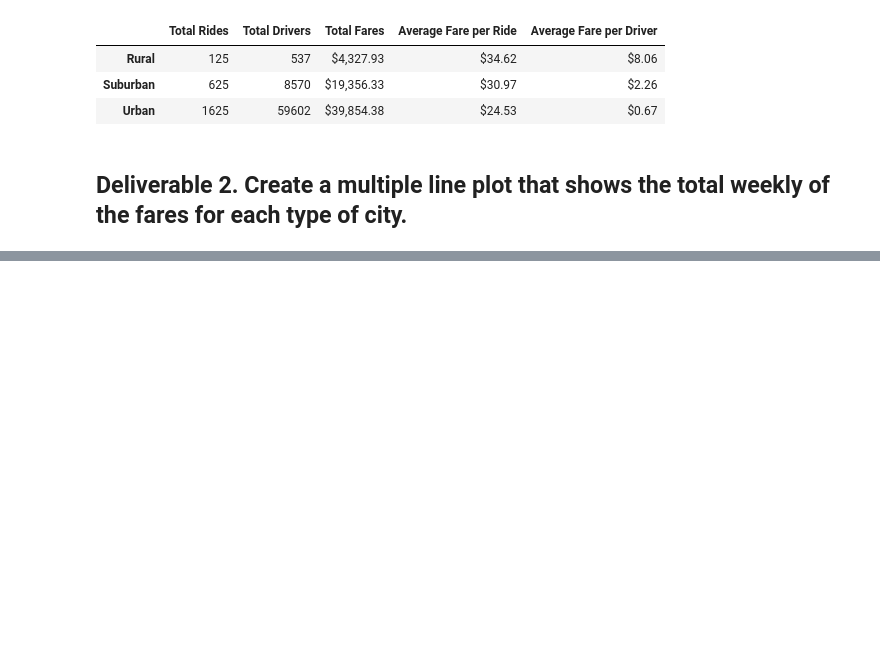
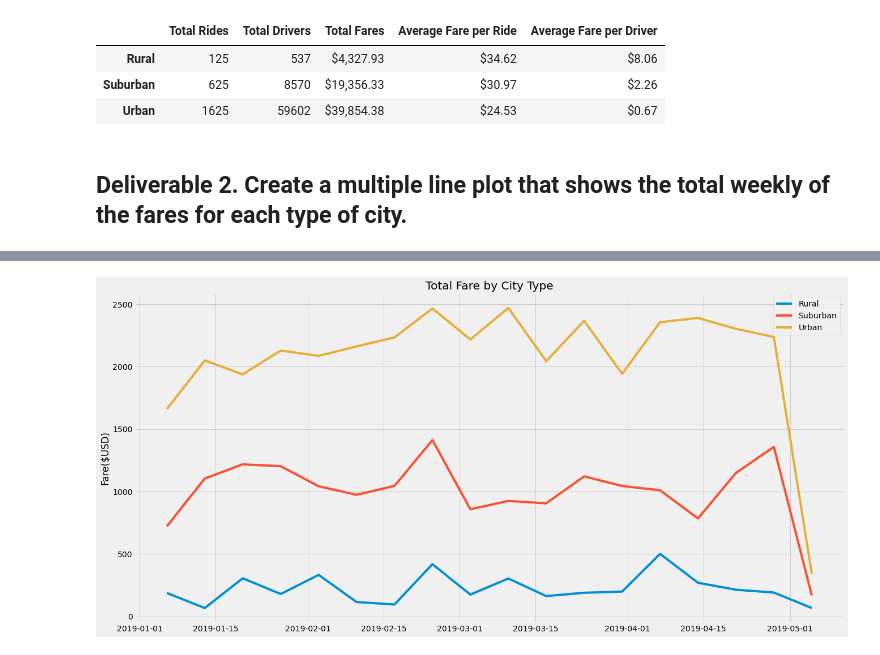
Before and after one commit to lucymccanna/PyBer_Analysis, a Jupyter notebook: PyBer_Challenge.ipynb, the cells around one changed output, grey strips where cells are left out. Cells and saved outputs as stored; diff of their text form; code cells hidden in the pictures; blank space fills up the shorter version.

```diff
--- a/PyBer_Challenge.ipynb
+++ b/PyBer_Challenge.ipynb
@@ -125,3 +173,5 @@ pyber_summary_df
 # %%
 # 4. Create a pivot table with the 'date' as the index, the columns ='type', and values='fare'
 # to get the total fares for each type of city by the date.
+sum_of_fares_pivot = sum_of_fares_df.pivot(index="date", columns='type', values="fare")
+sum_of_fares_pivot
@@ -128,2 +193,8 @@ pyber_summary_df
+# %%
+# step 6 before 5?
+sum_of_fares_pivot.index = pd.to_datetime(sum_of_fares_pivot.index)
 # %%
 # 5. Create a new DataFrame from the pivot table DataFrame using loc on the given dates, '2019-01-01':'2019-04-29'.
+
+sum_of_fares_loc_pivot = sum_of_fares_pivot.loc['2019-01-01':'2019-04-29']
+sum_of_fares_loc_pivot
@@ -135,2 +235,4 @@ pyber_summary_df
 # %%
 # 8. Create a new DataFrame using the "resample()" function by week 'W' and get the sum of the fares for each week.
+sum_fares_per_week = sum_of_fares_loc_pivot.resample("W").sum()
+sum_fares_per_week
@@ -137,7 +258,15 @@ pyber_summary_df
 # %%
 # 8. Using the object-oriented interface method, plot the resample DataFrame using the df.plot() function.
 
+
+fig, ax = plt.subplots(figsize=(20, 10))
+plt.plot(sum_fares_per_week)
+plt.ylabel("Fare($USD)")
+plt.title("Total Fare by City Type")
+plt.legend(["Rural", "Suburban", "Urban"])
 # Import the style from Matplotlib.
 from matplotlib import style
 # Use the graph style fivethirtyeight.
 style.use('fivethirtyeight')
+# %% [output]
+[figure, added]
```
Also changed, not shown: parts of 8 cells of this notebook.
